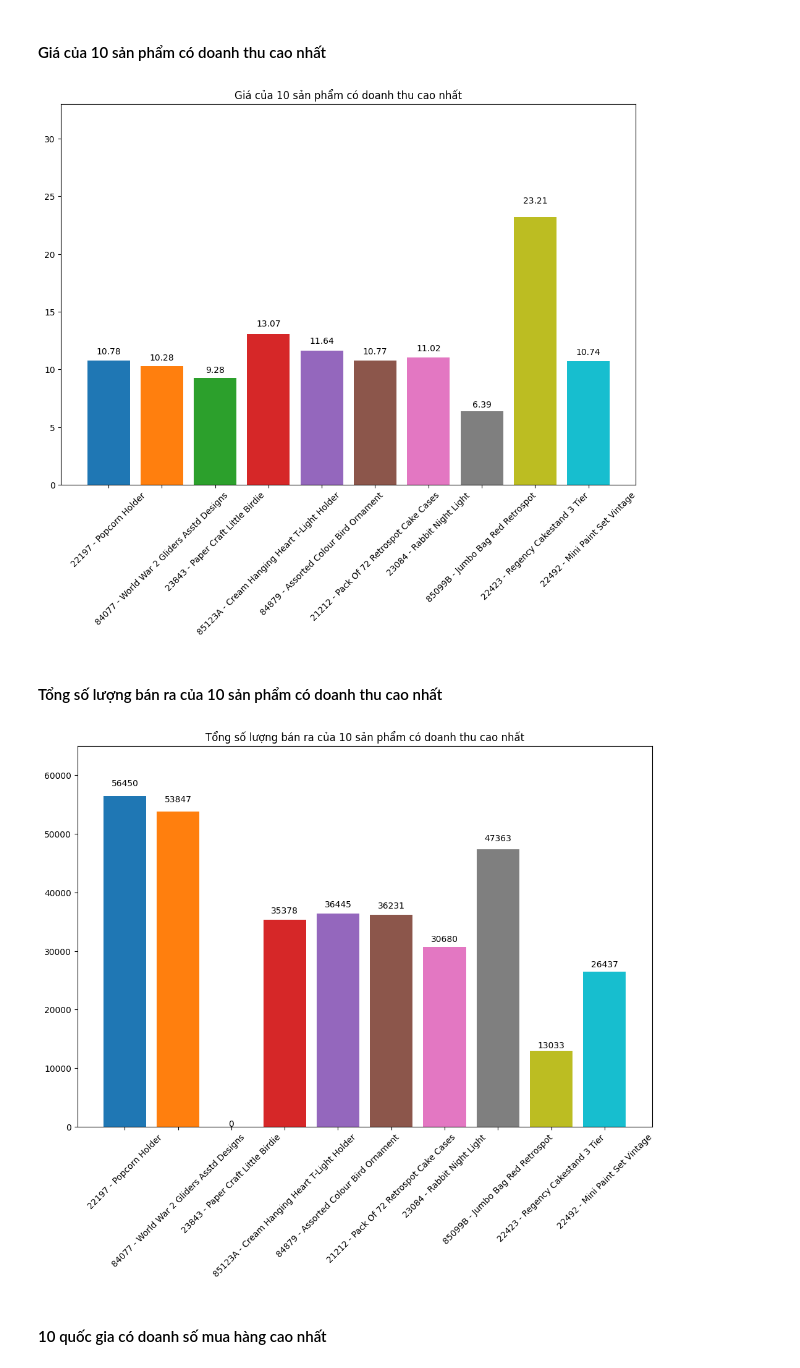
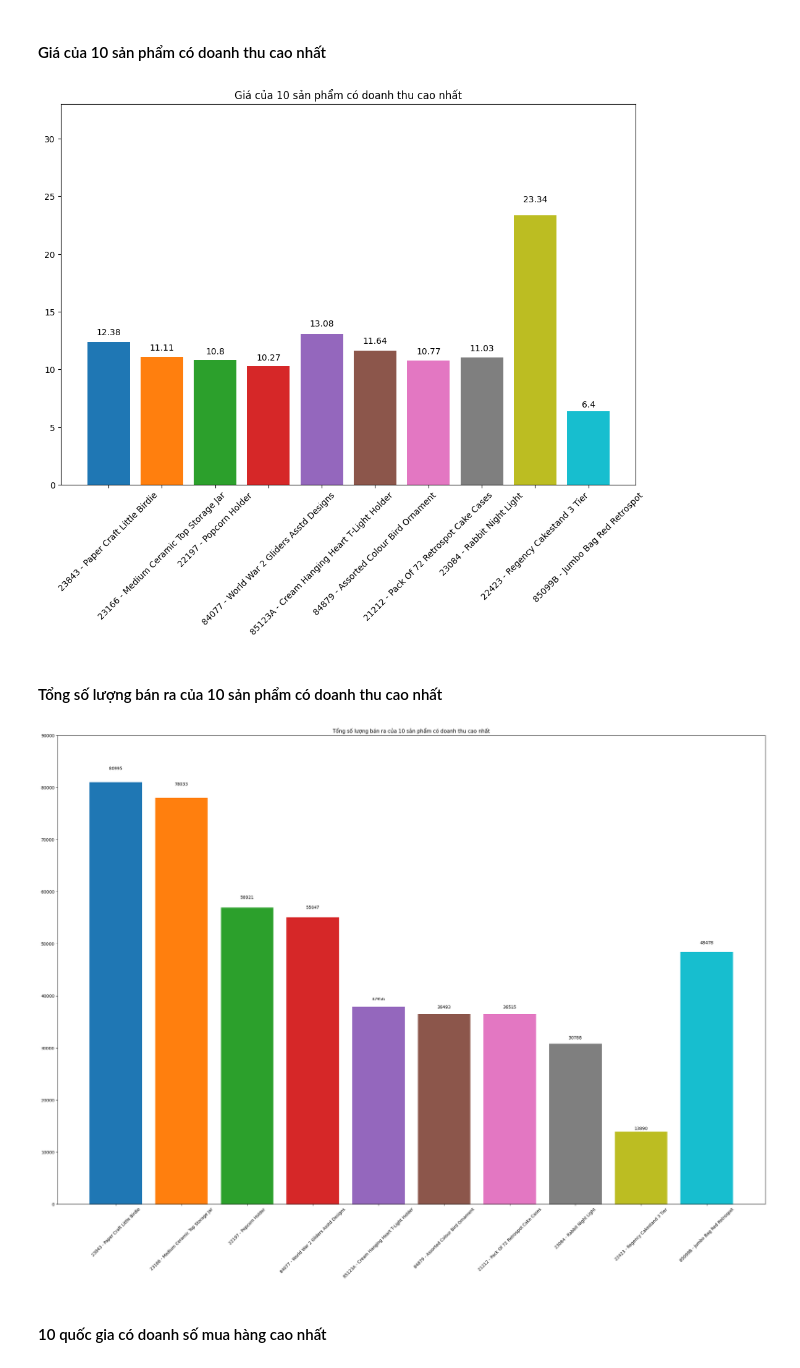
Before and after one commit to n0aHVN/Uni_DataMining_Final, a Jupyter notebook: Code.ipynb, the cells around one changed output. Saved outputs shown, nothing was run; the diff lists cells and outputs as text; code cells hidden in the pictures.

```diff
--- a/Code.ipynb
+++ b/Code.ipynb
@@ -302,32 +379,14 @@ sb.boxplot(x='TotalQuantity',data=customer_quantity_price,showfliers = False)
+# %%
+data_without_outlier = data.loc[~data['TransactionNo'].isin(transaction_quantity_money['TransactionNo'])]
 # %% [markdown]
 # Vẽ biểu đồ
 # %%
-# Variable to Store Data
-listTransaction = data['TransactionNo'].unique()
-listTotalMoney = []
-
-# Loop for Store Data
-for i in listTransaction:
-    totalMoney = data['TotalMoney'].loc[data['TransactionNo'] == i].sum()
-    listTotalMoney.append(totalMoney)
-
-# Dictionary for DataFrame
-dictTransaction = {
-    'TransactionNo' : listTransaction,
-    'TotalMoney' : listTotalMoney
-}
-
-# Adjust DataFrame
-dfTransaction = pd.DataFrame(dictTransaction)
-dfTransaction = dfTransaction.sort_values('TotalMoney',ascending=False).head(10)
-dfTransaction = dfTransaction.reset_index(drop=True)
-
-# dfTransaction.to_csv('dfTransaction.csv')
-# dfTransaction = pd.read_csv("dfTransaction.csv")
+input = transaction_quantity_money.sort_values('TotalMoney',ascending=False).head(10)
+input = input.reset_index(drop=True)
 
 # Create Figure
 plt.figure(figsize = (12,8))
-plt.bar(data = dfTransaction, x = 'TransactionNo',height = 'TotalMoney', color = 'lightblue')
+plt.bar(input.TransactionNo.astype(str),input.TotalMoney, color = 'lightblue')
 plt.title('10 giao dịch có tổng thanh toán cao nhất')
 plt.yticks(rotation = 45)
 plt.xticks(rotation = 45)
@@ -340,12 +399,12 @@ plt.show()
 #### 10 sản phẩm có doanh thu cao nhất
 # %%
 # Variable to Store Data
-listProduct = data['ProductNo'].unique()
+listProduct = data_without_outlier['ProductNo'].unique()
 listTotalMoney = []
 
 # Loop for Store Data
 for i in listProduct:
-    totalMoney = data['TotalMoney'].loc[data['ProductNo'] == i].sum()
+    totalMoney = data_without_outlier['TotalMoney'].loc[data_without_outlier['ProductNo'] == i].sum()
     listTotalMoney.append(totalMoney)
 
 # Dictionary for DataFrame
@@ -372,7 +431,7 @@ plt.show()
 # Show Product Number, Product Name and Total Money
 listProductName = []
 for i in dfProduct['ProductNo']:
-    a = data['ProductName'].loc[data['ProductNo'] == i].unique()[0]
+    a = data_without_outlier['ProductName'].loc[data_without_outlier ['ProductNo'] == i].unique()[0]
     listProductName.append(a)
 dfProduct['ProductName'] = listProductName
 print(dfProduct)
@@ -385,7 +457,7 @@ listProductNo = dfProduct['ProductNo'].unique().copy()
 listProductName = dfProduct['ProductName'].unique().copy()
 
 for i in range(len(listProductNo)):
-    pricePiece = round(data['Price'].loc[data['ProductNo']==listProductNo[i]].mean(),2)
+    pricePiece = round(data_without_outlier['Price'].loc[data_without_outlier['ProductNo']==listProductNo[i]].mean(),2)
     labelx = listProductNo[i]+' - '+listProductName[i]
     plt.text(labelx,pricePiece*1.05,pricePiece,ha='center')
     plt.bar(x = labelx, height = pricePiece)
@@ -395,27 +467,27 @@ plt.title('Giá của 10 sản phẩm có doanh thu cao nhất')
 plt.xticks(rotation = 45)
 plt.show()
 # %% [output]
-[figure, old version]
+[figure, new version]
 # %% [markdown]
 #### Tổng số lượng bán ra của 10 sản phẩm có doanh thu cao nhất
 # %%
-plt.figure(figsize=(12,8))
+plt.figure(figsize=(30,20))
 
 listProductNo = dfProduct['ProductNo'].unique().copy()
 listProductName = dfProduct['ProductName'].unique().copy()
 
 for i in range(len(listProductNo)):
-    totalQuantity = round(data['Quantity'].loc[data['ProductNo']==listProductNo[i]].sum(),2)
+    totalQuantity = round(data_without_outlier['Quantity'].loc[data_without_outlier['ProductNo']==listProductNo[i]].sum(),2)
     labelx = listProductNo[i]+' - '+listProductName[i]
     plt.text(labelx,totalQuantity*1.03,totalQuantity,ha='center')
     plt.bar(x = labelx, height = totalQuantity)
 
-plt.ylim(0,65000)
+plt.ylim(0,90000)
 plt.title('Tổng số lượng bán ra của 10 sản phẩm có doanh thu cao nhất')
 plt.xticks(rotation = 45)
 plt.show()
 # %% [output]
-[figure, old version]
+[figure, new version]
 # %% [markdown]
 #### 10 quốc gia có doanh số mua hàng cao nhất
 # %%
```
Also changed, not shown: parts of 35 cells of this notebook, 8 other files.
